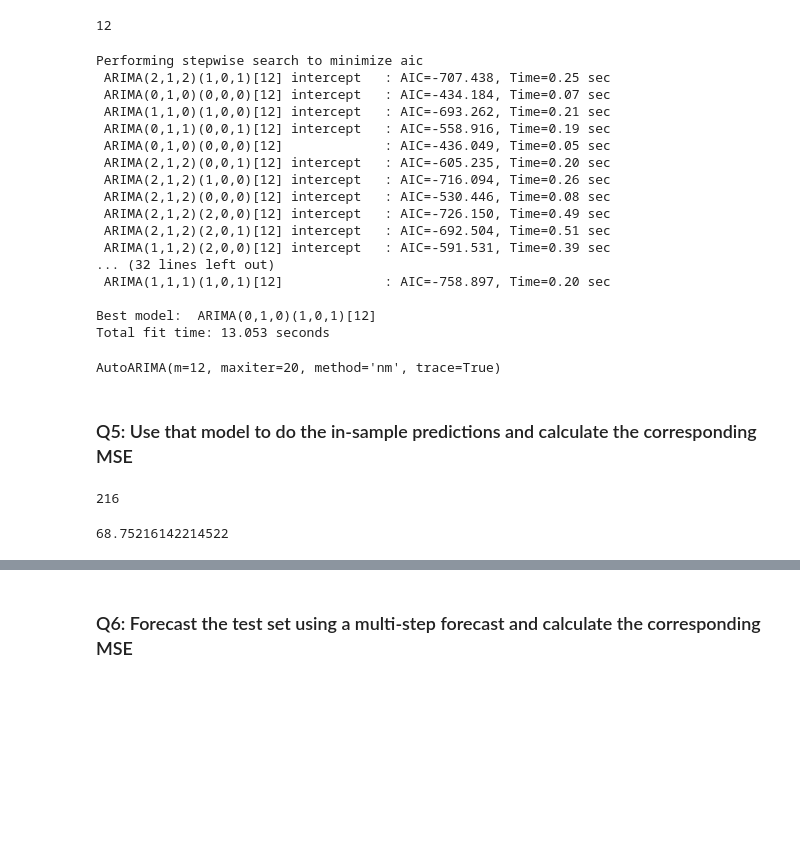
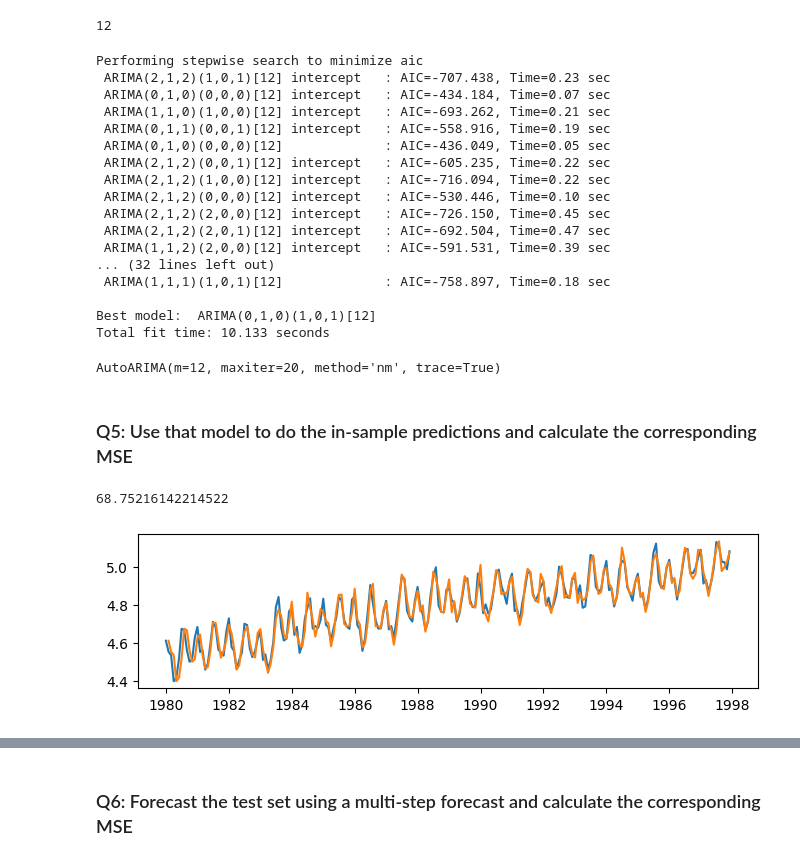
Before and after one commit to DarynaP/batch6-workspace, a Jupyter notebook: S03 - Time Series/BLU05 - Classical Time Series Models/Exercise notebook.ipynb, the cells around one changed output, grey strips where cells are left out. Saved outputs shown, nothing was run; the diff lists cells and outputs as text; code cells hidden in the pictures; blank space fills up the shorter version.

```diff
--- a/S03 - Time Series/BLU05 - Classical Time Series Models/Exercise notebook.ipynb
+++ b/S03 - Time Series/BLU05 - Classical Time Series Models/Exercise notebook.ipynb
@@ -108,7 +108,7 @@ assert hashlib.sha256(apparent_trend.encode()).hexdigest() == expected_hash
 # %% [markdown]
 ### Q2: Make the time series stationary
 # %%
-emissions_train_log = emissions_train.map(np.log)
+emissions_train_log = np.log(emissions_train)
 emissions_train_log_detrend = emissions_train_log.diff()
 emissions_train_log_detrend_without_nans =  emissions_train_log_detrend.dropna()
 # %%
@@ -167,32 +166,28 @@ sarimax = pm.AutoARIMA(trace=True, suppress_warnings=True, m=S, method='nm', max
 sarimax.fit(emissions_train_log)
 # %% [output]
 Performing stepwise search to minimize aic
- ARIMA(2,1,2)(1,0,1)[12] intercept   : AIC=-707.438, Time=0.25 sec
+ ARIMA(2,1,2)(1,0,1)[12] intercept   : AIC=-707.438, Time=0.23 sec
  ARIMA(0,1,0)(0,0,0)[12] intercept   : AIC=-434.184, Time=0.07 sec
  ARIMA(1,1,0)(1,0,0)[12] intercept   : AIC=-693.262, Time=0.21 sec
  ARIMA(0,1,1)(0,0,1)[12] intercept   : AIC=-558.916, Time=0.19 sec
  ARIMA(0,1,0)(0,0,0)[12]             : AIC=-436.049, Time=0.05 sec
- ARIMA(2,1,2)(0,0,1)[12] intercept   : AIC=-605.235, Time=0.20 sec
- ARIMA(2,1,2)(1,0,0)[12] intercept   : AIC=-716.094, Time=0.26 sec
- ARIMA(2,1,2)(0,0,0)[12] intercept   : AIC=-530.446, Time=0.08 sec
- ARIMA(2,1,2)(2,0,0)[12] intercept   : AIC=-726.150, Time=0.49 sec
- ARIMA(2,1,2)(2,0,1)[12] intercept   : AIC=-692.504, Time=0.51 sec
+ ARIMA(2,1,2)(0,0,1)[12] intercept   : AIC=-605.235, Time=0.22 sec
+ ARIMA(2,1,2)(1,0,0)[12] intercept   : AIC=-716.094, Time=0.22 sec
+ ARIMA(2,1,2)(0,0,0)[12] intercept   : AIC=-530.446, Time=0.10 sec
+ ARIMA(2,1,2)(2,0,0)[12] intercept   : AIC=-726.150, Time=0.45 sec
+ ARIMA(2,1,2)(2,0,1)[12] intercept   : AIC=-692.504, Time=0.47 sec
  ARIMA(1,1,2)(2,0,0)[12] intercept   : AIC=-591.531, Time=0.39 sec
 ... (32 lines left out)
- ARIMA(1,1,1)(1,0,1)[12]             : AIC=-758.897, Time=0.20 sec
+ ARIMA(1,1,1)(1,0,1)[12]             : AIC=-758.897, Time=0.18 sec
 
 Best model:  ARIMA(0,1,0)(1,0,1)[12]
-Total fit time: 13.053 seconds
+Total fit time: 10.133 seconds
 AutoARIMA(m=12, maxiter=20, method='nm', trace=True)
 # %%
 expected_hash = '5eed90f880c272ad2ae830b7d6c54f8362876cebc88c946db10dbf26aafa9a1b'
 assert hashlib.sha256(str(sarimax.get_params()).encode()).hexdigest() == expected_hash
 # %% [markdown]
 ### Q5: Use that model to do the in-sample predictions and calculate the corresponding MSE
-# %%
-len(np.array(emissions_train_log))
-# %% [output]
-216
 # %%
 # Don't forget that you used the logged dataset when training the model, thus its outputs will also be logged
 
@@ -202,6 +197,13 @@ predictions
 mse
 # %% [output]
 68.75216142214522
+# %%
+fig = plt.figure(figsize=(8, 2))
+plt.plot(emissions_train_log, label='original')
+plt.plot(sarimax.predict_in_sample()[1:], label='sarimax')
+plt.show();
+# %% [output]
+[figure, added]
 # %%
 expected_hash = 'e84be574290605e678015094ff2db55a865d20754df25ef1fbbd86b9cc73a576'
 assert hashlib.sha256(str(np.round(predictions,1)).encode()).hexdigest() == expected_hash
```
Also changed, not shown: parts of 15 cells of this notebook.
